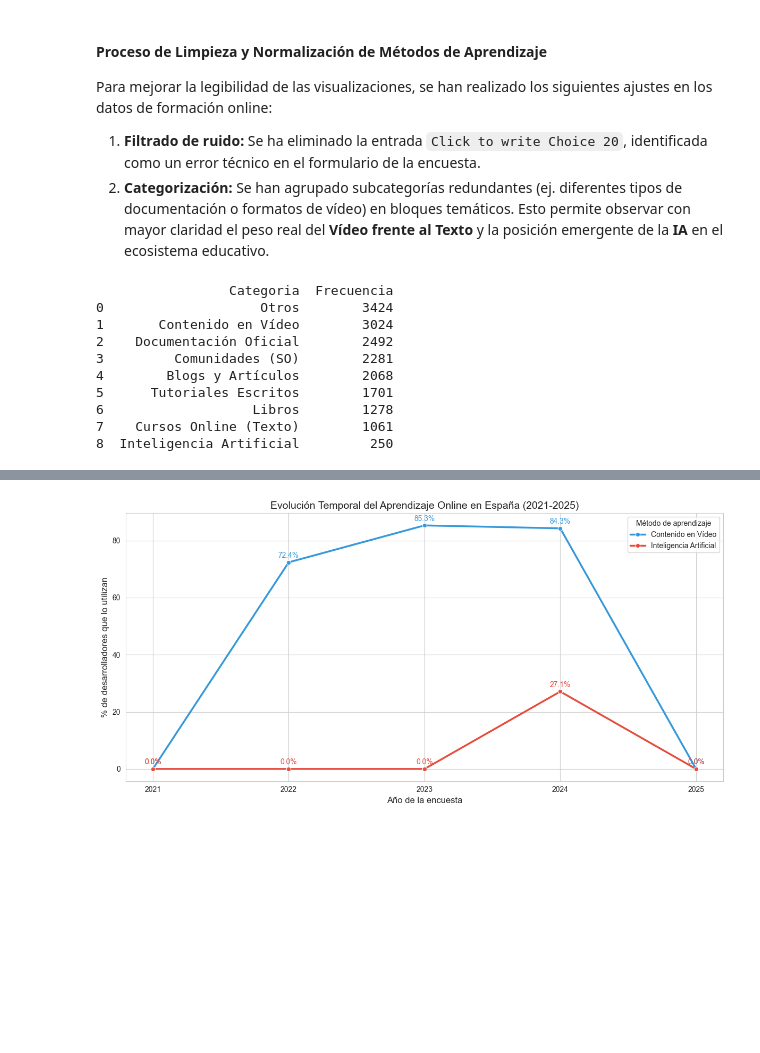
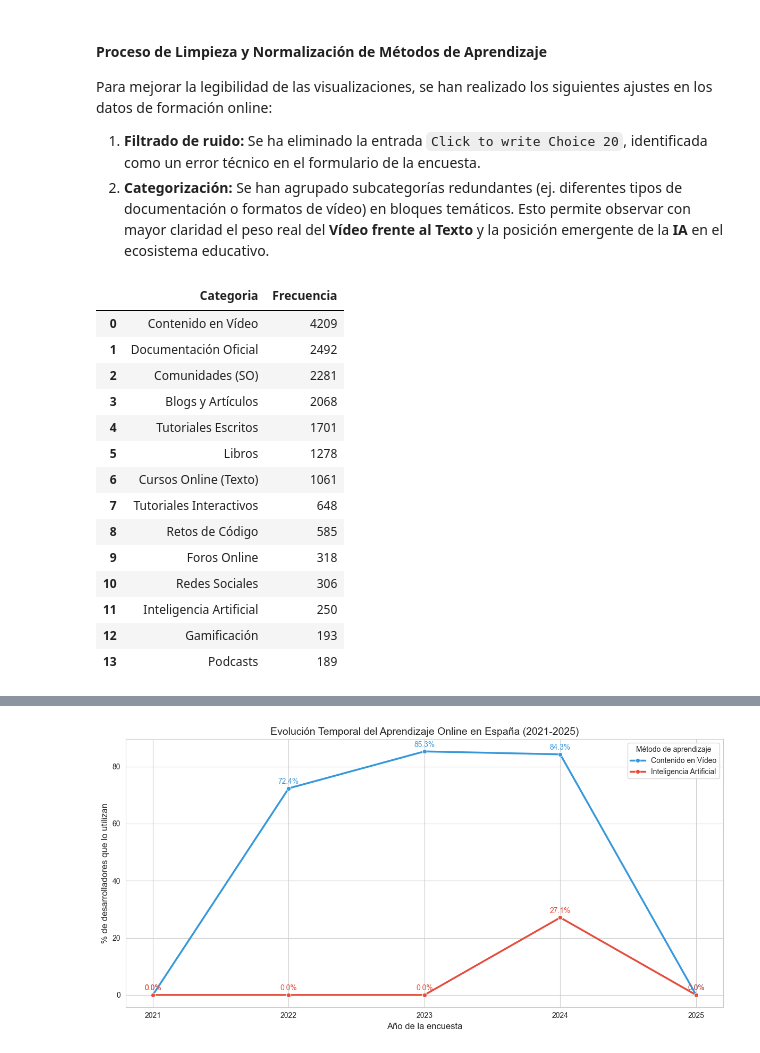
Before and after one commit to jlalonsoredon/EDA-programacion-tendencias, a Jupyter notebook: analisis-Stack-Overflow.ipynb, the cells around one changed output, grey strips where cells are left out. Saved outputs shown, nothing was run; the diff lists cells and outputs as text; code cells hidden in the pictures; blank space fills up the shorter version.

```diff
--- a/analisis-Stack-Overflow.ipynb
+++ b/analisis-Stack-Overflow.ipynb
@@ -956,42 +949,56 @@ conteo_real.index = conteo_real.index.str.strip()
 
 # 3. Eliminamos el ruido de la encuesta
 ruido = ['Click to write Choice 20', 'Other (Please specify):']
 conteo_limpio = conteo_real.drop(labels=ruido, errors='ignore')
 
 # 4. Diccionario de mapeo para agrupar métodos similares bajo una misma categoría
 mapeo_agrupado = {
     'Stack Overflow': 'Comunidades (SO)',
     'Written Tutorials': 'Tutoriales Escritos',
     'How-to videos': 'Contenido en Vídeo',
     'Video-based Online Courses': 'Contenido en Vídeo',
+    'Certification videos': 'Contenido en Vídeo',
+    'Coding sessions (live or recorded)': 'Contenido en Vídeo',
+    'Recorded coding sessions': 'Contenido en Vídeo',
     'Technical documentation': 'Documentación Oficial',
     'Formal documentation provided by the owner of the tech': 'Documentación Oficial',
     'Blogs': 'Blogs y Artículos',
     'Blogs with tips and tricks': 'Blogs y Artículos',
     'Written-based Online Courses': 'Cursos Online (Texto)',
     'Books': 'Libros',
     'Online books': 'Libros',
-    'AI': 'Inteligencia Artificial'
+    'AI': 'Inteligencia Artificial',
+    'Interactive tutorial': 'Tutoriales Interactivos',
+    'Online challenges (e.g., daily or weekly coding challenges)': 'Retos de Código',
+    'Online forum': 'Foros Online',
+    'Social Media': 'Redes Sociales',
+    'Programming Games': 'Gamificación',
+    'Auditory material (e.g., podcasts)': 'Podcasts'
 }
 
 # 5. Convertimos a DataFrame para aplicar las categorías
 df_metodos = conteo_limpio.reset_index()
 df_metodos.columns = ['Metodo', 'Frecuencia']
 
 # 6. Mapeamos y sumamos
 df_metodos['Categoria'] = df_metodos['Metodo'].map(mapeo_agrupado).fillna('Otros')
 df_final = df_metodos.groupby('Categoria')['Frecuencia'].sum().sort_values(ascending=False).reset_index()
 
 # Verificamos que ahora sí sale bien
-print(df_final)
+df_final
 # %% [output]
-                 Categoria  Frecuencia
-0                    Otros        3424
-1       Contenido en Vídeo        3024
-2    Documentación Oficial        2492
-3         Comunidades (SO)        2281
-4        Blogs y Artículos        2068
-5      Tutoriales Escritos        1701
-6                   Libros        1278
-7    Cursos Online (Texto)        1061
-8  Inteligencia Artificial         250
+|  | Categoria | Frecuencia |
+| 0 | Contenido en Vídeo | 4209 |
+| 1 | Documentación Oficial | 2492 |
+| 2 | Comunidades (SO) | 2281 |
+| 3 | Blogs y Artículos | 2068 |
+| 4 | Tutoriales Escritos | 1701 |
+| 5 | Libros | 1278 |
+| 6 | Cursos Online (Texto) | 1061 |
+| 7 | Tutoriales Interactivos | 648 |
+| 8 | Retos de Código | 585 |
+| 9 | Foros Online | 318 |
+| 10 | Redes Sociales | 306 |
+| 11 | Inteligencia Artificial | 250 |
+| 12 | Gamificación | 193 |
+| 13 | Podcasts | 189 |
```
Also changed, not shown: parts of 25 cells of this notebook, 4 other files.
